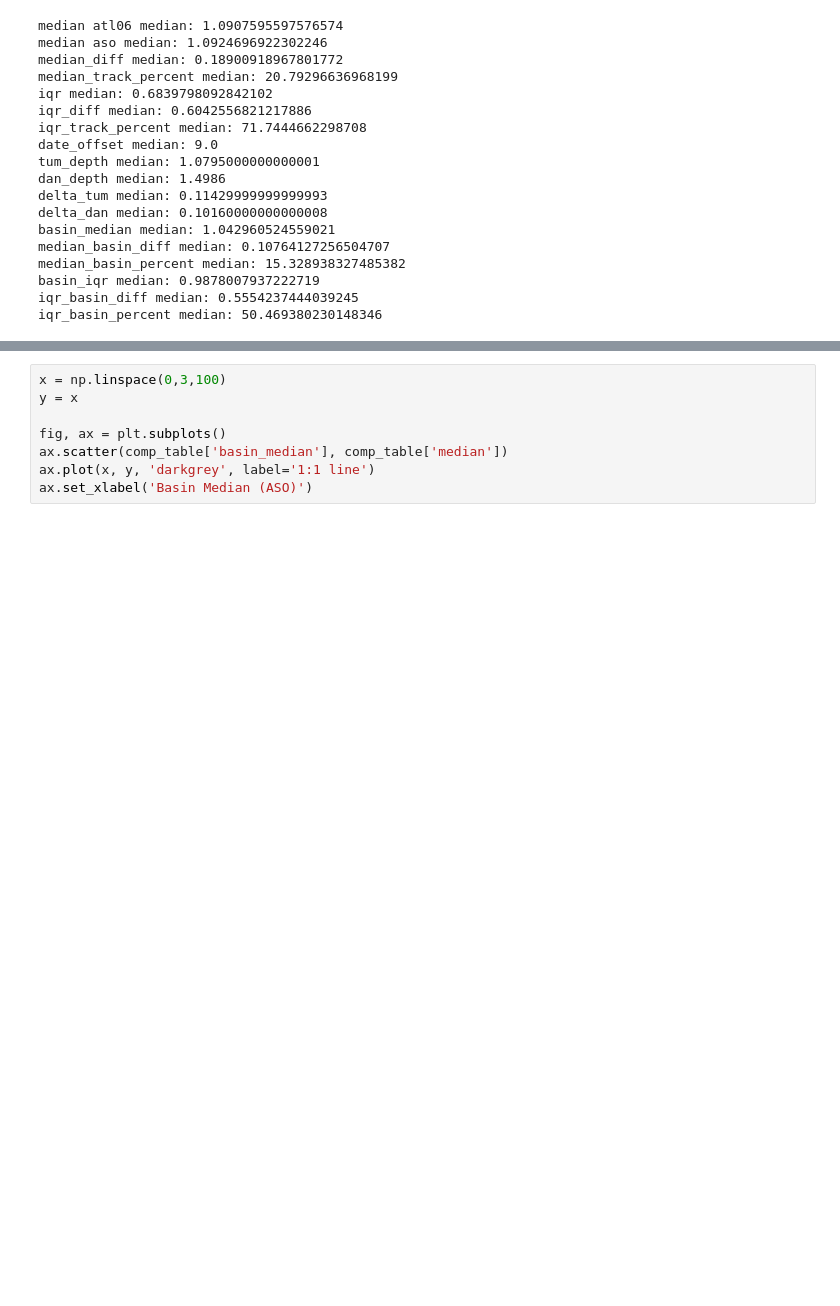
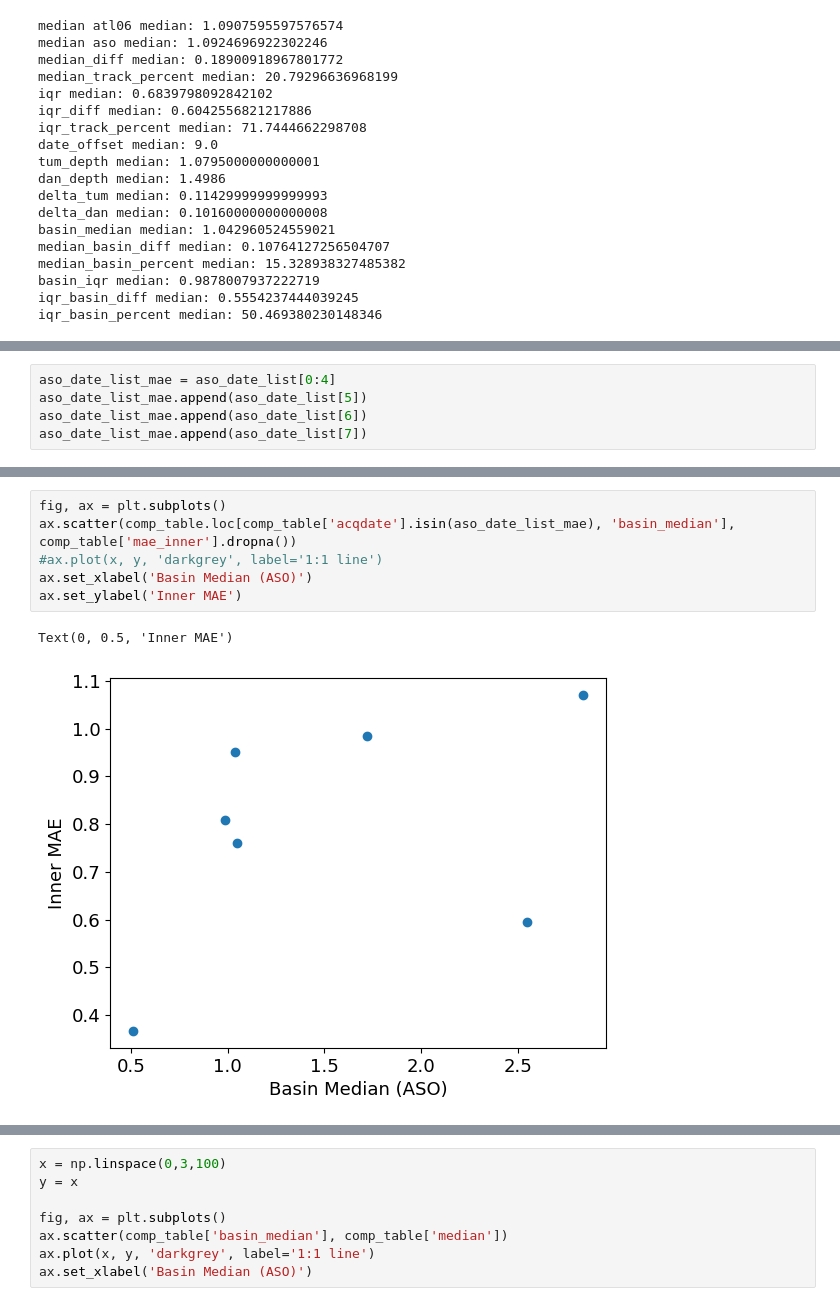
Before and after one commit to bessoh2/icesat2_sr, a Jupyter notebook: notebooks/figure_production/pair_comparison.ipynb, the cells around one changed output, grey strips where cells are left out. Saved outputs shown, nothing was run; the diff lists cells and outputs as text; blank space fills up the shorter version.

```diff
--- a/notebooks/figure_production/pair_comparison.ipynb
+++ b/notebooks/figure_production/pair_comparison.ipynb
@@ -530,0 +710,5 @@ iqr_basin_percent median: 50.469380230148346
+# %%
+aso_date_list_mae = aso_date_list[0:4]
+aso_date_list_mae.append(aso_date_list[5])
+aso_date_list_mae.append(aso_date_list[6])
+aso_date_list_mae.append(aso_date_list[7])
@@ -530,0 +736,9 @@ iqr_basin_percent median: 50.469380230148346
+# %%
+fig, ax = plt.subplots()
+ax.scatter(comp_table.loc[comp_table['acqdate'].isin(aso_date_list_mae), 'basin_median'], comp_table['mae_inner'].dropna())
+#ax.plot(x, y, 'darkgrey', label='1:1 line')
+ax.set_xlabel('Basin Median (ASO)')
+ax.set_ylabel('Inner MAE')
+# %% [output]
+Text(0, 0.5, 'Inner MAE')
+[figure, added]
```
Also changed, not shown: parts of 25 cells of this notebook, 1 other file.
